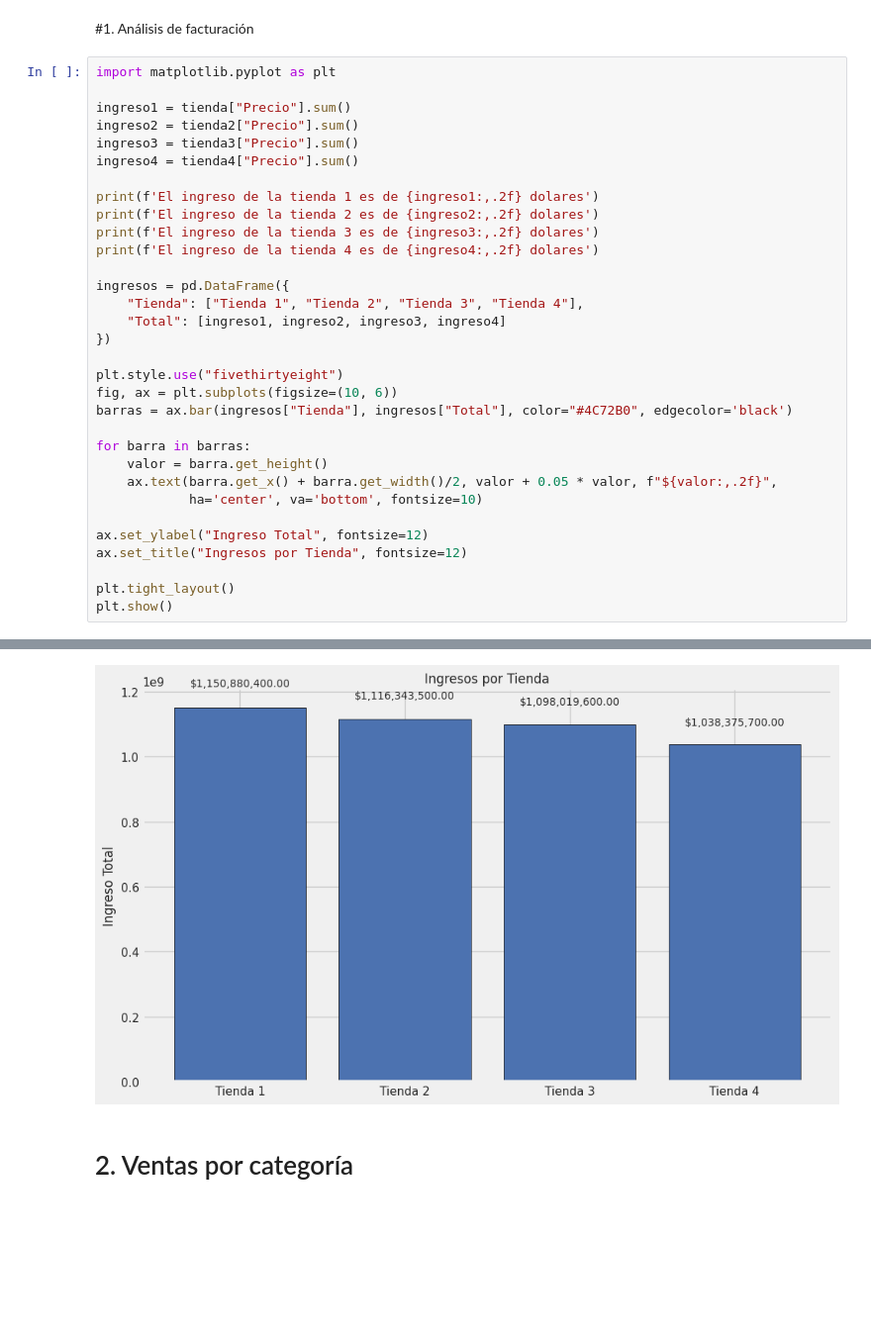
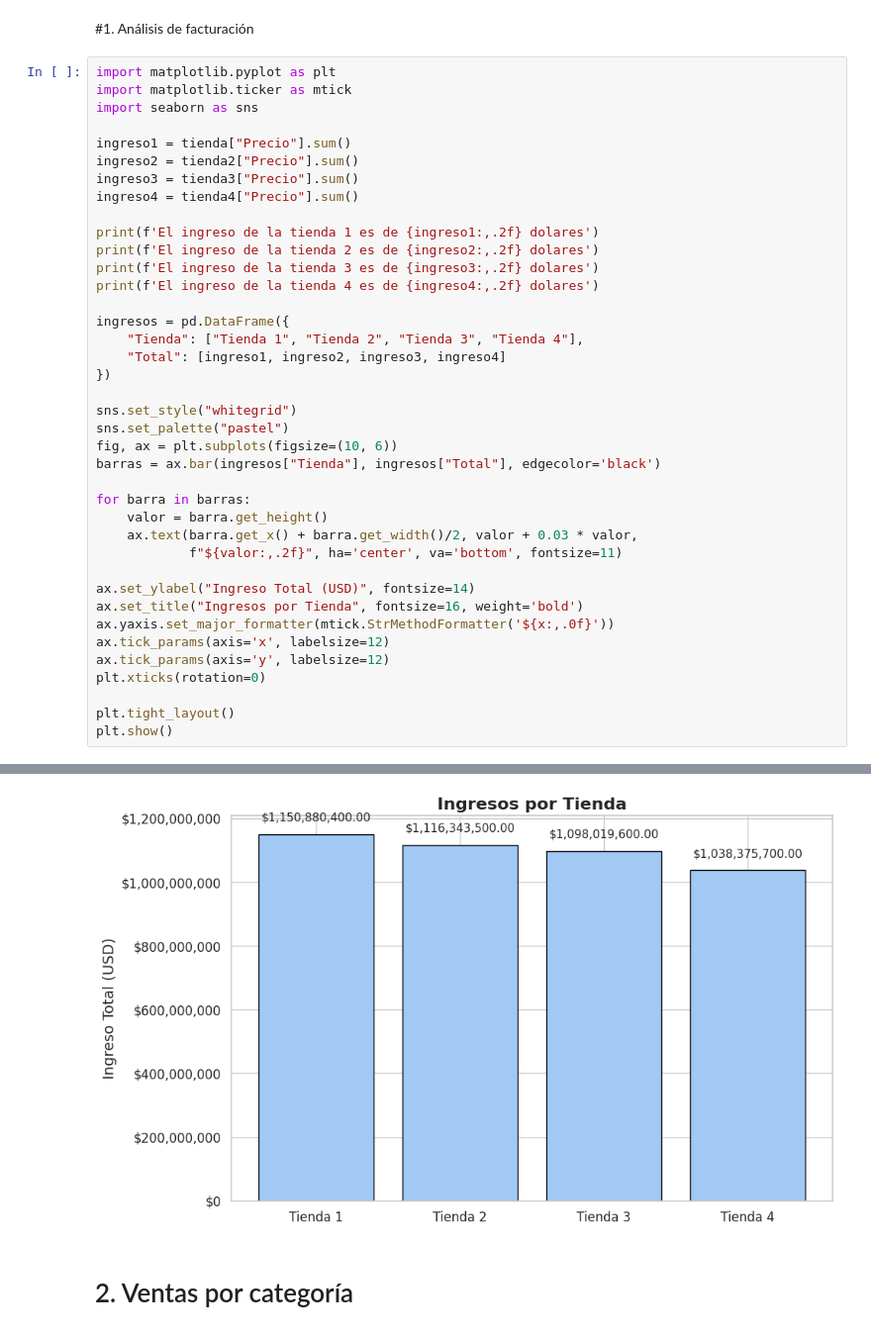
Before and after one commit to AlanGranea/Challenge-Alura-Store, a Jupyter notebook: AluraStoreLatam.ipynb, the cells around one changed output, grey strips where cells are left out. Shown at 99% size. Drawn from its saved outputs; the diff is of its cells as text; blank space fills up the shorter version.

```diff
--- a/AluraStoreLatam.ipynb
+++ b/AluraStoreLatam.ipynb
@@ -27,41 +27,48 @@ tienda.head()
 #1. Análisis de facturación
 # %%
 import matplotlib.pyplot as plt
+import matplotlib.ticker as mtick
+import seaborn as sns
 
 ingreso1 = tienda["Precio"].sum()
 ingreso2 = tienda2["Precio"].sum()
 ingreso3 = tienda3["Precio"].sum()
 ingreso4 = tienda4["Precio"].sum()
 
 print(f'El ingreso de la tienda 1 es de {ingreso1:,.2f} dolares')
 print(f'El ingreso de la tienda 2 es de {ingreso2:,.2f} dolares')
 print(f'El ingreso de la tienda 3 es de {ingreso3:,.2f} dolares')
 print(f'El ingreso de la tienda 4 es de {ingreso4:,.2f} dolares')
 
 ingresos = pd.DataFrame({
     "Tienda": ["Tienda 1", "Tienda 2", "Tienda 3", "Tienda 4"],
     "Total": [ingreso1, ingreso2, ingreso3, ingreso4]
 })
 
-plt.style.use("fivethirtyeight")
+sns.set_style("whitegrid")
+sns.set_palette("pastel")
 fig, ax = plt.subplots(figsize=(10, 6))
-barras = ax.bar(ingresos["Tienda"], ingresos["Total"], color="#4C72B0", edgecolor='black')
+barras = ax.bar(ingresos["Tienda"], ingresos["Total"], edgecolor='black')
 
 for barra in barras:
     valor = barra.get_height()
-    ax.text(barra.get_x() + barra.get_width()/2, valor + 0.05 * valor, f"${valor:,.2f}",
-            ha='center', va='bottom', fontsize=10)
+    ax.text(barra.get_x() + barra.get_width()/2, valor + 0.03 * valor,
+            f"${valor:,.2f}", ha='center', va='bottom', fontsize=11)
 
-ax.set_ylabel("Ingreso Total", fontsize=12)
-ax.set_title("Ingresos por Tienda", fontsize=12)
+ax.set_ylabel("Ingreso Total (USD)", fontsize=14)
+ax.set_title("Ingresos por Tienda", fontsize=16, weight='bold')
+ax.yaxis.set_major_formatter(mtick.StrMethodFormatter('${x:,.0f}'))
+ax.tick_params(axis='x', labelsize=12)
+ax.tick_params(axis='y', labelsize=12)
+plt.xticks(rotation=0)
 
 plt.tight_layout()
 plt.show()
 # %% [output]
 El ingreso de la tienda 1 es de 1,150,880,400.00 dolares
 El ingreso de la tienda 2 es de 1,116,343,500.00 dolares
 El ingreso de la tienda 3 es de 1,098,019,600.00 dolares
 El ingreso de la tienda 4 es de 1,038,375,700.00 dolares
-[figure, old version]
+[figure, new version]
 # %% [markdown]
 # 2. Ventas por categoría
```
Also changed, not shown: parts of 5 cells of this notebook.
